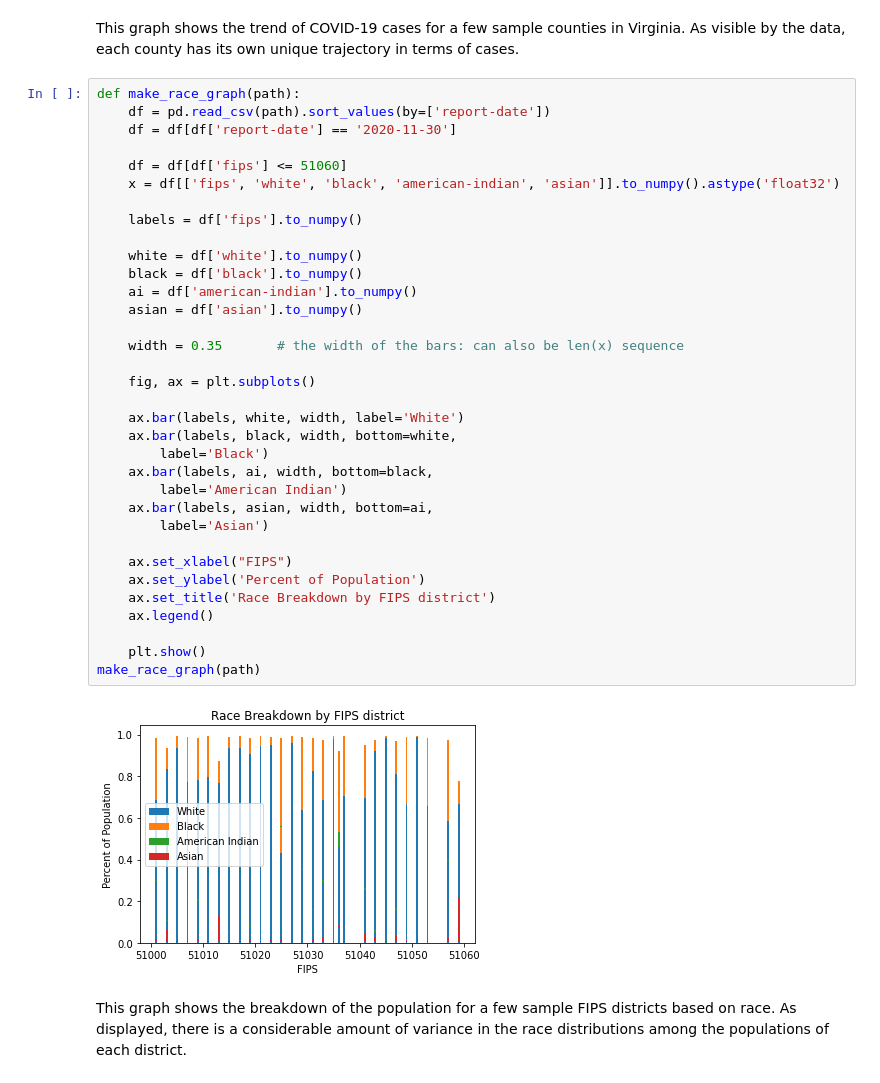
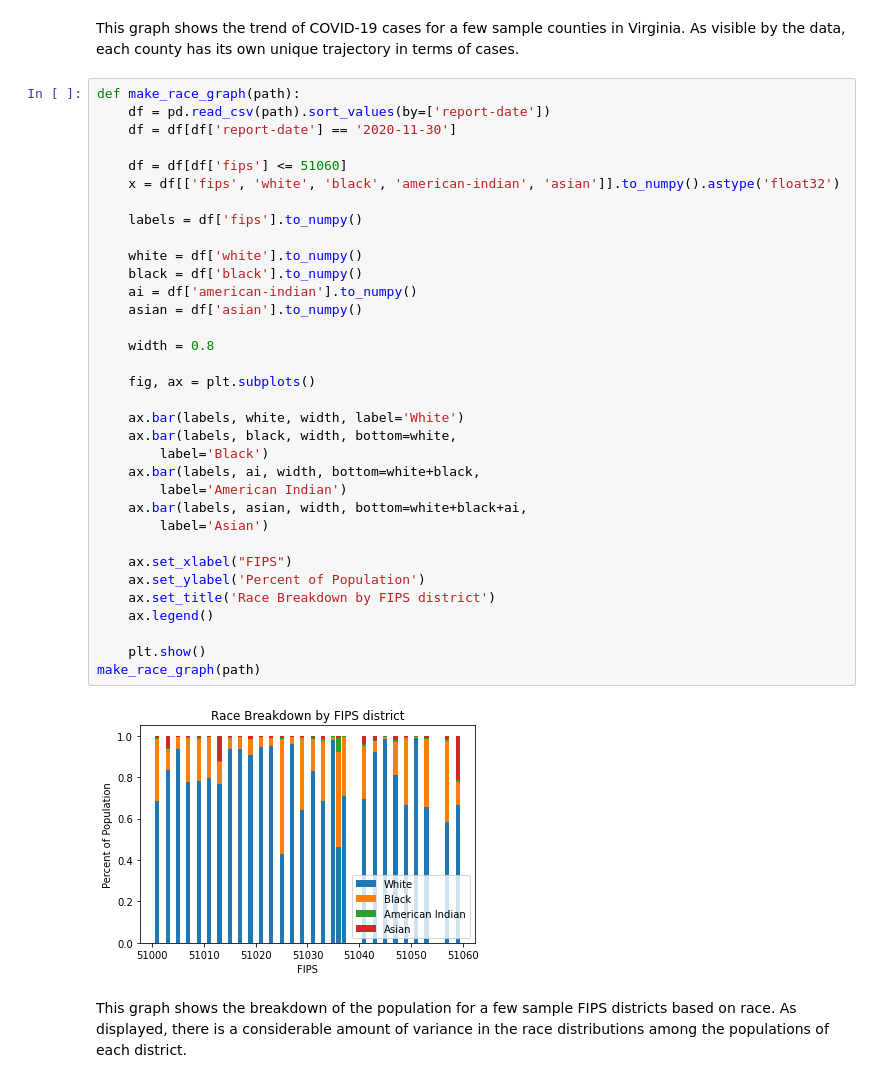
Before and after one commit to rithik/COVID-19-VA-Predictions, a Jupyter notebook: COVID_19_VA_case_prediction.ipynb, the cells around one changed output. Drawn from its saved outputs; the diff is of its cells as text.

```diff
--- a/COVID_19_VA_case_prediction.ipynb
+++ b/COVID_19_VA_case_prediction.ipynb
@@ -114,37 +114,37 @@ def make_race_graph(path):
     df = pd.read_csv(path).sort_values(by=['report-date'])
     df = df[df['report-date'] == '2020-11-30']
 
     df = df[df['fips'] <= 51060]
     x = df[['fips', 'white', 'black', 'american-indian', 'asian']].to_numpy().astype('float32')
 
     labels = df['fips'].to_numpy()
 
     white = df['white'].to_numpy()
     black = df['black'].to_numpy()
     ai = df['american-indian'].to_numpy()
     asian = df['asian'].to_numpy()
 
-    width = 0.35       # the width of the bars: can also be len(x) sequence
+    width = 0.8
 
     fig, ax = plt.subplots()
 
     ax.bar(labels, white, width, label='White')
     ax.bar(labels, black, width, bottom=white,
         label='Black')
-    ax.bar(labels, ai, width, bottom=black,
+    ax.bar(labels, ai, width, bottom=white+black,
         label='American Indian')
-    ax.bar(labels, asian, width, bottom=ai,
+    ax.bar(labels, asian, width, bottom=white+black+ai,
         label='Asian')
 
     ax.set_xlabel("FIPS")
     ax.set_ylabel('Percent of Population')
     ax.set_title('Race Breakdown by FIPS district')
     ax.legend()
 
     plt.show()
 make_race_graph(path)
 # %% [output]
-[figure, old version]
+[figure, new version]
 # %% [markdown]
 This graph shows the breakdown of the population for a few sample FIPS districts based on race.  As displayed, there is a considerable amount of variance in the race distributions among the populations of each district.
 # %%
```
Also changed, not shown: parts of 8 cells of this notebook, 4 other files.
